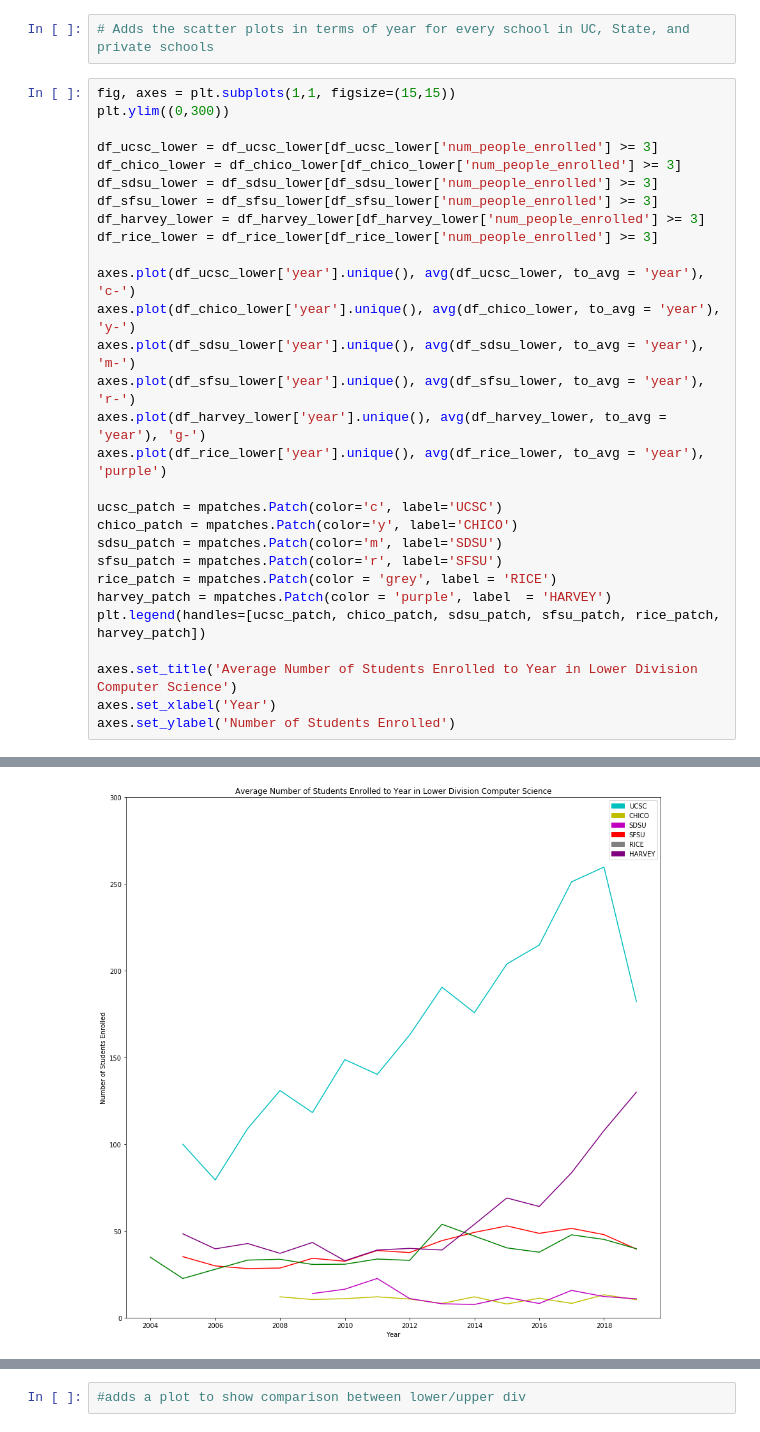
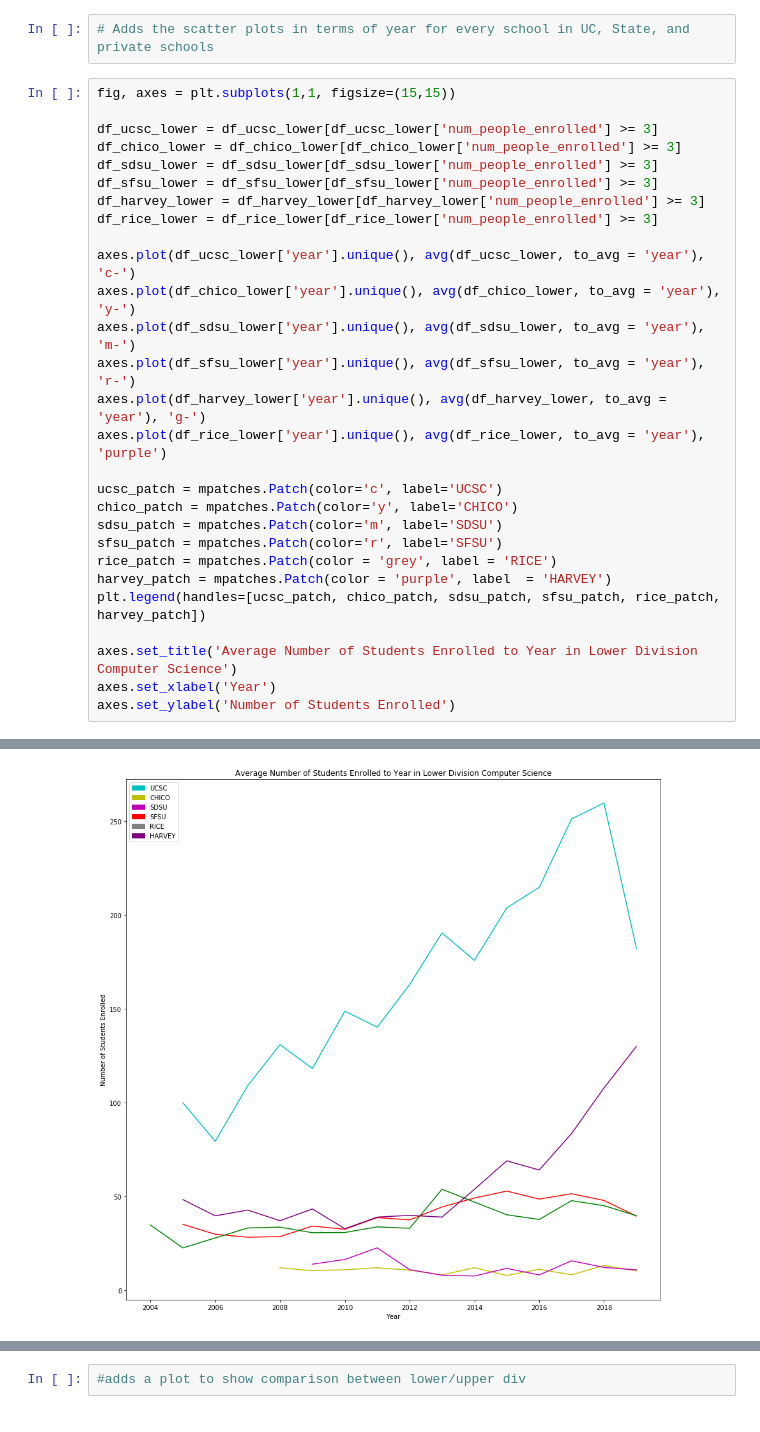
Before and after one commit to Tcbowen/CSE-184, a Jupyter notebook: Data_Jeff.ipynb, the cells around one changed output, grey strips where cells are left out. Drawn from its saved outputs; the diff is of its cells as text.

```diff
--- a/Data_Jeff.ipynb
+++ b/Data_Jeff.ipynb
@@ -446,33 +457,32 @@ df_harvey_upper['year'] = df_harvey_upper['term'].apply(floor_term_num)
 # Adds the scatter plots in terms of year for every school in UC, State, and private schools
 # %%
 fig, axes = plt.subplots(1,1, figsize=(15,15))
-plt.ylim((0,300))
 
 df_ucsc_lower = df_ucsc_lower[df_ucsc_lower['num_people_enrolled'] >= 3]
 df_chico_lower = df_chico_lower[df_chico_lower['num_people_enrolled'] >= 3]
 df_sdsu_lower = df_sdsu_lower[df_sdsu_lower['num_people_enrolled'] >= 3]
 df_sfsu_lower = df_sfsu_lower[df_sfsu_lower['num_people_enrolled'] >= 3]
 df_harvey_lower = df_harvey_lower[df_harvey_lower['num_people_enrolled'] >= 3]
 df_rice_lower = df_rice_lower[df_rice_lower['num_people_enrolled'] >= 3]
 
 axes.plot(df_ucsc_lower['year'].unique(), avg(df_ucsc_lower, to_avg = 'year'), 'c-')
 axes.plot(df_chico_lower['year'].unique(), avg(df_chico_lower, to_avg = 'year'), 'y-')
 axes.plot(df_sdsu_lower['year'].unique(), avg(df_sdsu_lower, to_avg = 'year'), 'm-')
 axes.plot(df_sfsu_lower['year'].unique(), avg(df_sfsu_lower, to_avg = 'year'), 'r-')
 axes.plot(df_harvey_lower['year'].unique(), avg(df_harvey_lower, to_avg = 'year'), 'g-')
 axes.plot(df_rice_lower['year'].unique(), avg(df_rice_lower, to_avg = 'year'), 'purple')
 
 ucsc_patch = mpatches.Patch(color='c', label='UCSC')
 chico_patch = mpatches.Patch(color='y', label='CHICO')
 sdsu_patch = mpatches.Patch(color='m', label='SDSU')
 sfsu_patch = mpatches.Patch(color='r', label='SFSU')
 rice_patch = mpatches.Patch(color = 'grey', label = 'RICE')
 harvey_patch = mpatches.Patch(color = 'purple', label  = 'HARVEY')
 plt.legend(handles=[ucsc_patch, chico_patch, sdsu_patch, sfsu_patch, rice_patch, harvey_patch])
 
 axes.set_title('Average Number of Students Enrolled to Year in Lower Division Computer Science')
 axes.set_xlabel('Year')
 axes.set_ylabel('Number of Students Enrolled')
 # %% [output]
 Text(0, 0.5, 'Number of Students Enrolled')
-[figure, old version]
+[figure, new version]
```
Also changed, not shown: parts of 6 cells of this notebook, 1 other file.
